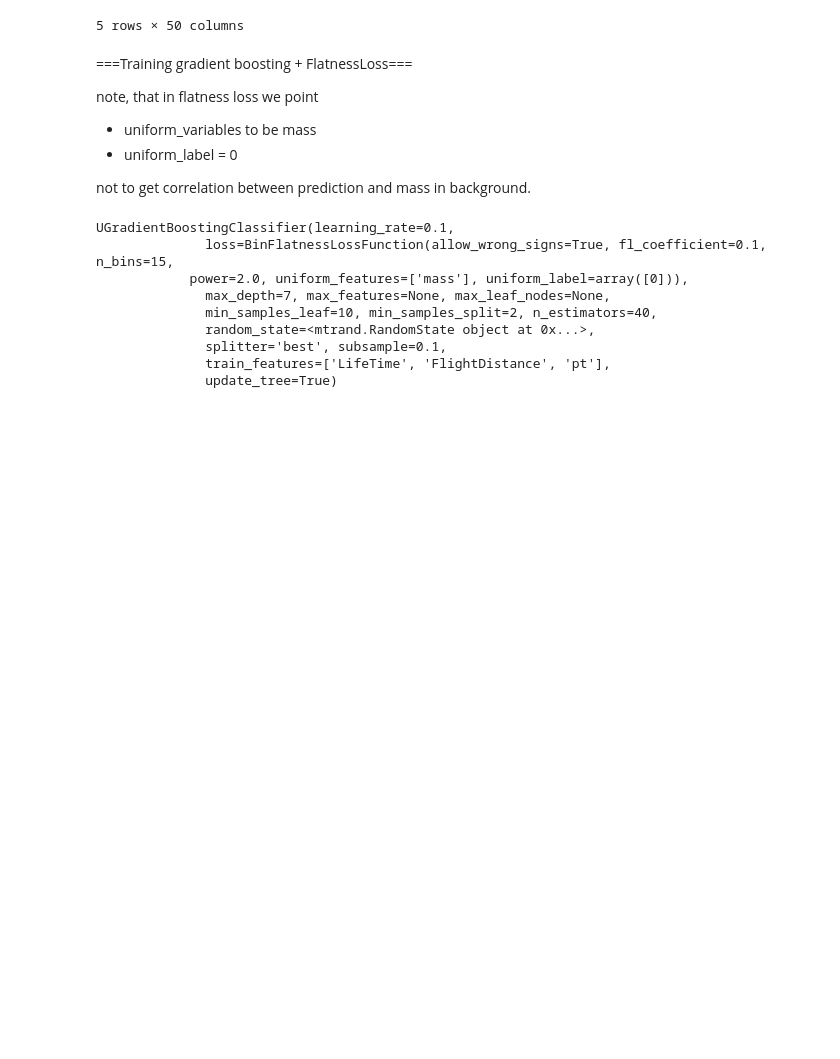
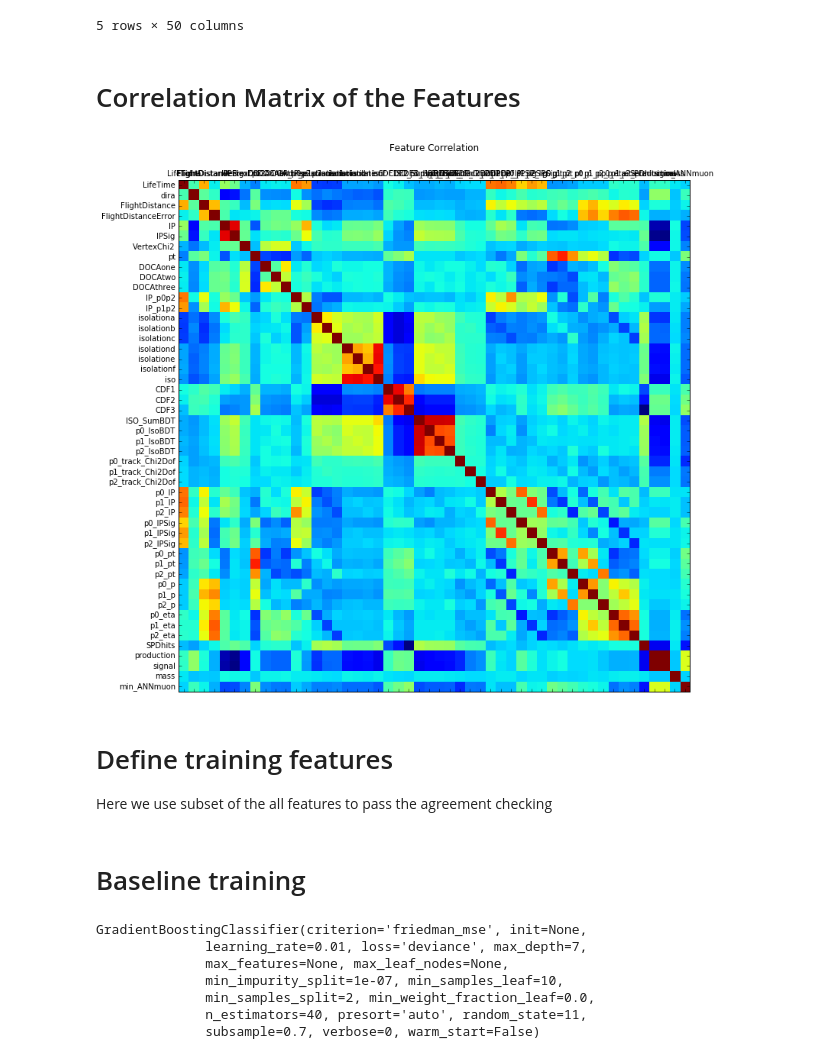
Before and after one commit to yuanchao/flavours-of-physics-start, a Jupyter notebook: my_baseline.ipynb, the cells around one changed output. Saved outputs shown, nothing was run; the diff lists cells and outputs as text; code cells hidden in the pictures; blank space fills up the shorter version.

```diff
--- a/my_baseline.ipynb
+++ b/my_baseline.ipynb
@@ -20,34 +20,48 @@ train.head()
 | 15173787 | 0.000854 | 0.999903 | 5.228067 | 0.220739 | 0.076389 | 4.271331 | 3.276358 | 4010.781738 | ... |
 | 1102544 | 0.001129 | 0.999995 | 39.069534 | 1.898197 | 0.120936 | 4.984982 | 0.468348 | 4144.546875 | ... |
 5 rows × 50 columns
+# %% [markdown]
+# Correlation Matrix of the Features
+# %%
+#import seaborn as sns
+
+from matplotlib import pyplot as plt
+from matplotlib import cm as cm
+
+fig, ax = plt.subplots(figsize=(12, 12))
+ax.matshow(train.corr())
+
+plt.title('Feature Correlation')
+
+labels = train.columns
+plt.xticks(range(len(train.columns)), train.columns);
+plt.yticks(range(len(train.columns)), train.columns);
+
+# Add colorbar, make sure to specify tick locations to match desired ticklabels
+#fig.colorbar(cax) # ,ticks=[.75,.8,.85,.90,.95,1])
+plt.show()
+# %% [output]
+[figure, added]
+# %% [markdown]
+# Define training features
+Here we use subset of the all features to pass the agreement checking
 # %%
 variables = ['LifeTime',
              'FlightDistance',
              'pt',
              ]
-# %% [markdown]
-===Training gradient boosting + FlatnessLoss===
-
-note, that in flatness loss we point
-
-* uniform_variables to be mass
-* uniform_label = 0
-
-not to get correlation between prediction and mass in background.
+# %% [markdown]
+# Baseline training
 # %%
-loss = BinFlatnessLossFunction(['mass'], n_bins=15, fl_coefficient=0.1, uniform_label=0)
-baseline = UGradientBoostingClassifier(loss=loss, n_estimators=40, subsample=0.1,
-                                       max_depth=7, min_samples_leaf=10,
-                                       learning_rate=0.1, train_features=variables, random_state=11)
-baseline.fit(train[variables + ['mass']], train['signal'])
+baseline = GradientBoostingClassifier(n_estimators=40, learning_rate=0.01, subsample=0.7,
+                                      min_samples_leaf=10, max_depth=7, random_state=11)
+baseline.fit(train[variables], train['signal'])
 # %% [output]
-UGradientBoostingClassifier(learning_rate=0.1,
-              loss=BinFlatnessLossFunction(allow_wrong_signs=True, fl_coefficient=0.1, n_bins=15,
-            power=2.0, uniform_features=['mass'], uniform_label=array([0])),
-              max_depth=7, max_features=None, max_leaf_nodes=None,
-              min_samples_leaf=10, min_samples_split=2, n_estimators=40,
-              random_state=<mtrand.RandomState object at 0x...>,
-              splitter='best', subsample=0.1,
-              train_features=['LifeTime', 'FlightDistance', 'pt'],
-              update_tree=True)
+GradientBoostingClassifier(criterion='friedman_mse', init=None,
+              learning_rate=0.01, loss='deviance', max_depth=7,
+              max_features=None, max_leaf_nodes=None,
+              min_impurity_split=1e-07, min_samples_leaf=10,
+              min_samples_split=2, min_weight_fraction_leaf=0.0,
+              n_estimators=40, presort='auto', random_state=11,
+              subsample=0.7, verbose=0, warm_start=False)
 # %% [markdown]
```
Also changed, not shown: parts of 16 cells of this notebook.
